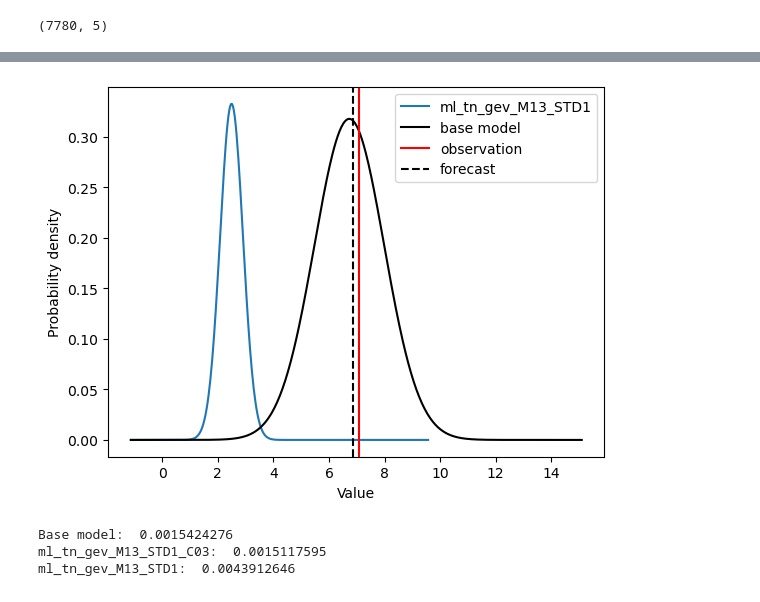
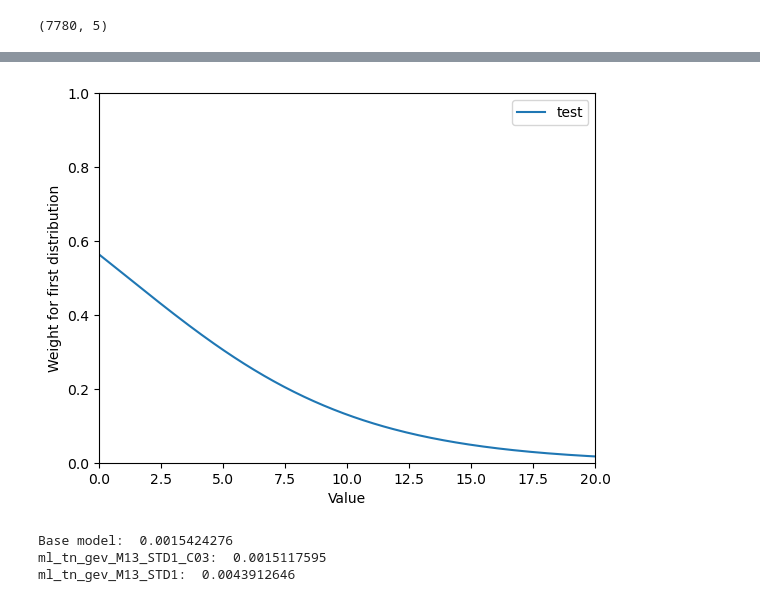
Before and after one commit to SimonHakvoort/thesiscode, a Jupyter notebook: src/emos_results/important_results.ipynb, the cells around one changed output, grey strips where cells are left out. Cells and saved outputs as stored; diff of their text form; code cells hidden in the pictures.

```diff
--- a/src/emos_results/important_results.ipynb
+++ b/src/emos_results/important_results.ipynb
@@ -116,12 +112,6 @@ make_twcrpss_plot(base_model, all_models_dict, X_test, y_test, variances_test, v
-# %%
-tttt = {'ml_tn_gev_M13_STD1': ml_tn_gev_M13_STD1} #, 'ml_tn_gev_M13_STD1_C03':ml_tn_gev_M13_STD1_C03}
-
-observation_value = 10
-plot_size = 8
-# plot_forecast_pdf(tttt, X_test, y_test, variances_test, observation_value=observation_value, plot_size=plot_size, base_model=base_model)
-i = 1802
-plot_forecast_pdf_i(tttt, X_test, y_test, variances_test, i, plot_size=plot_size, base_model=base_model)
-# %% [output]
-[figure, removed]
+# %%
+plot_weight_mixture(test_dict, values)
+# %% [output]
+[figure, added]
 # %%
 x = 18
```
Also changed, not shown: parts of 7 cells of this notebook, 11 other files.
